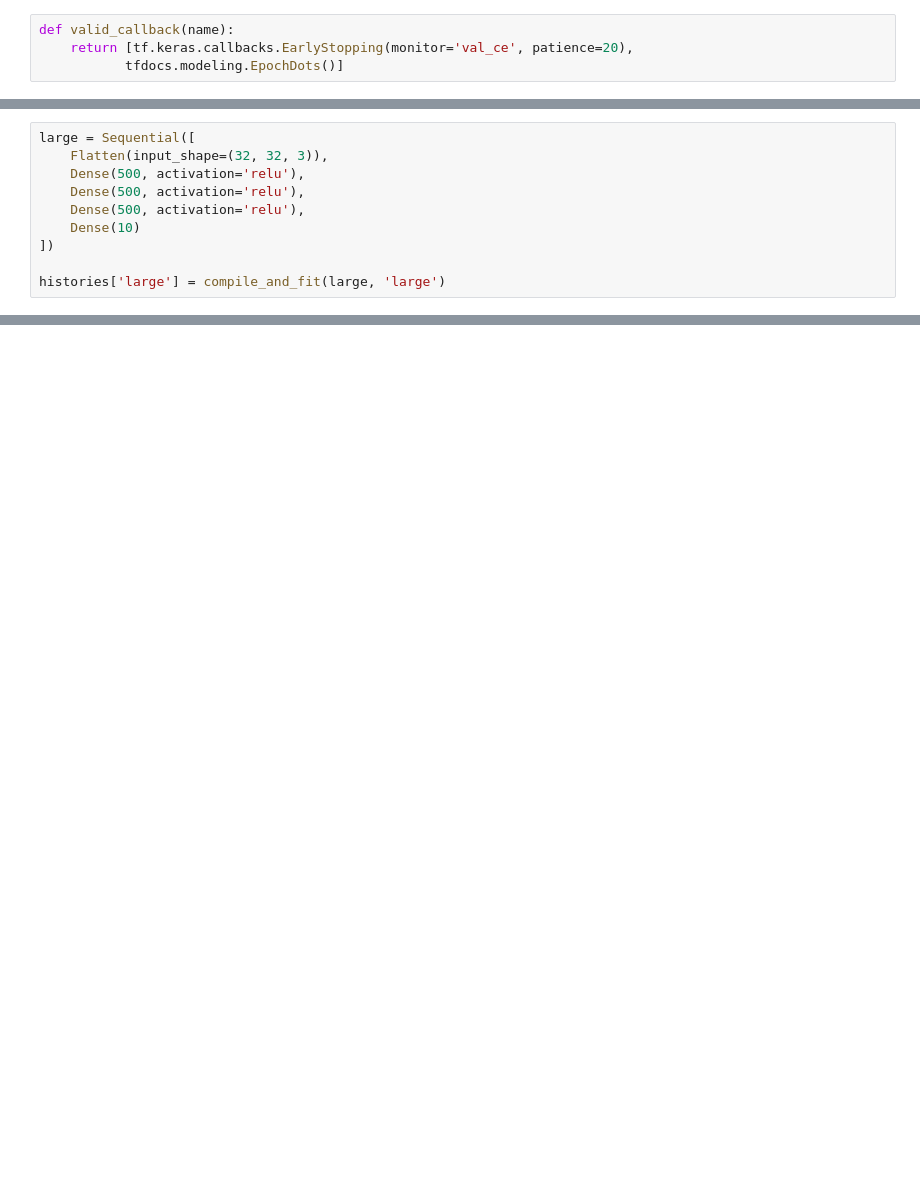
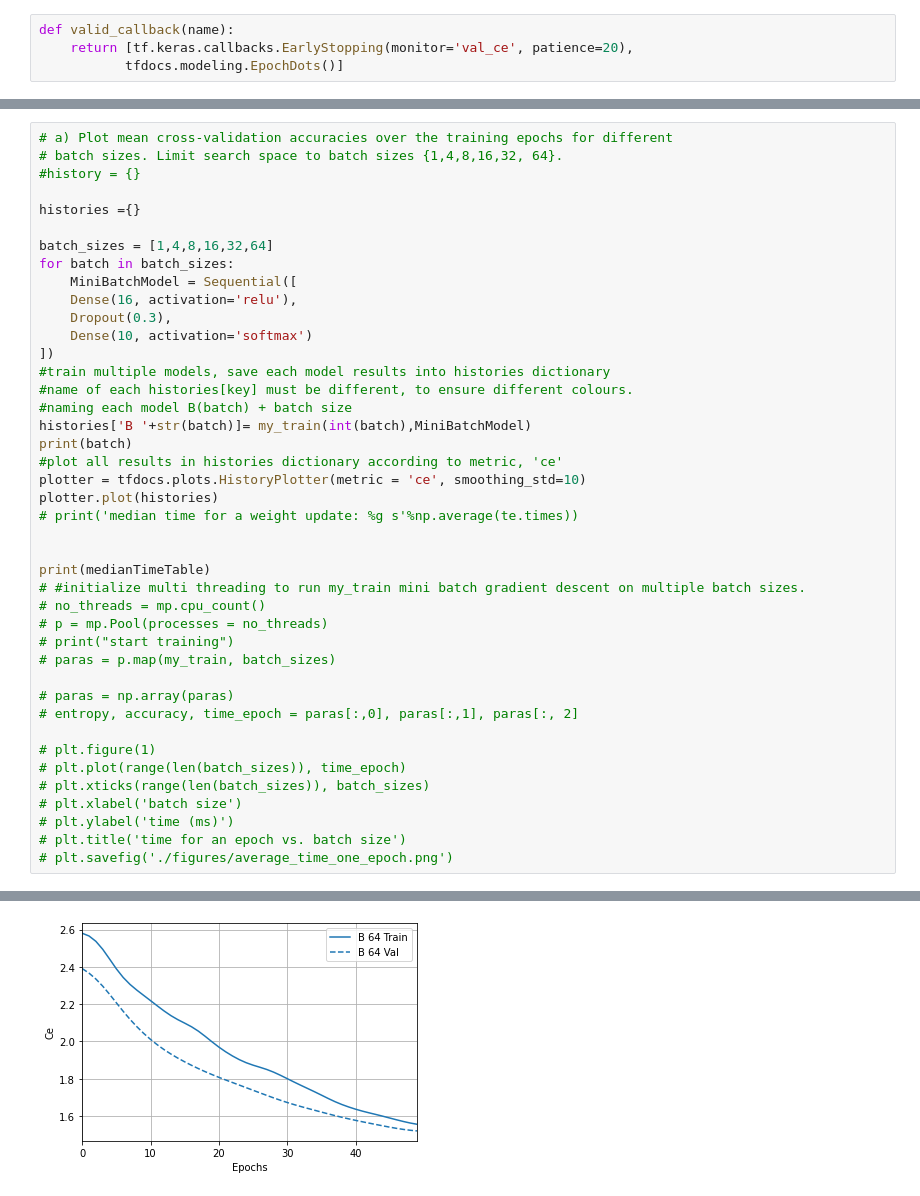
Before and after one commit to KohTongLiang/CZ4042-Assignment-1, a Jupyter notebook: Sample/t5q2a.ipynb, the cells around one changed output, grey strips where cells are left out. Cells and saved outputs as stored; diff of their text form; blank space fills up the shorter version.

```diff
--- a/Sample/t5q2a.ipynb
+++ b/Sample/t5q2a.ipynb
@@ -102,10 +167,0 @@ plotter.plot(histories)
-# %%
-large = Sequential([
-    Flatten(input_shape=(32, 32, 3)),
-    Dense(500, activation='relu'),
-    Dense(500, activation='relu'),
-    Dense(500, activation='relu'),
-    Dense(10)
-])
-
-histories['large'] = compile_and_fit(large, 'large')
@@ -139,0 +255,43 @@ plotter.plot(histories)
+# %%
+# a) Plot mean cross-validation accuracies over the training epochs for different
+# batch sizes. Limit search space to batch sizes {1,4,8,16,32, 64}.
+#history = {}
+
+histories ={}
+
+batch_sizes = [1,4,8,16,32,64]
+for batch in batch_sizes:
+    MiniBatchModel = Sequential([
+    Dense(16, activation='relu'),
+    Dropout(0.3),
+    Dense(10, activation='softmax')
+])
+#train multiple models, save each model results into histories dictionary
+#name of each histories[key] must be different, to ensure different colours.
+#naming each model B(batch) + batch size
+histories['B '+str(batch)]= my_train(int(batch),MiniBatchModel)
+print(batch)
+#plot all results in histories dictionary according to metric, 'ce'
+plotter = tfdocs.plots.HistoryPlotter(metric = 'ce', smoothing_std=10)
+plotter.plot(histories)
+# print('median time for a weight update: %g s'%np.average(te.times))
+
+
+print(medianTimeTable)
+# #initialize multi threading to run my_train mini batch gradient descent on multiple batch sizes.
+# no_threads = mp.cpu_count()
+# p = mp.Pool(processes = no_threads)
+# print("start training")
+# paras = p.map(my_train, batch_sizes)
+
+# paras = np.array(paras)
+# entropy, accuracy, time_epoch = paras[:,0], paras[:,1], paras[:, 2]
+
+# plt.figure(1)
+# plt.plot(range(len(batch_sizes)), time_epoch)
+# plt.xticks(range(len(batch_sizes)), batch_sizes)
+# plt.xlabel('batch size')
+# plt.ylabel('time (ms)')
+# plt.title('time for an epoch vs. batch size')
+# plt.savefig('./figures/average_time_one_epoch.png')
+# %% [output]
@@ -139,0 +315 @@ plotter.plot(histories)
+[figure, added]
```
Also changed, not shown: parts of 34 cells of this notebook, 1 other file.
